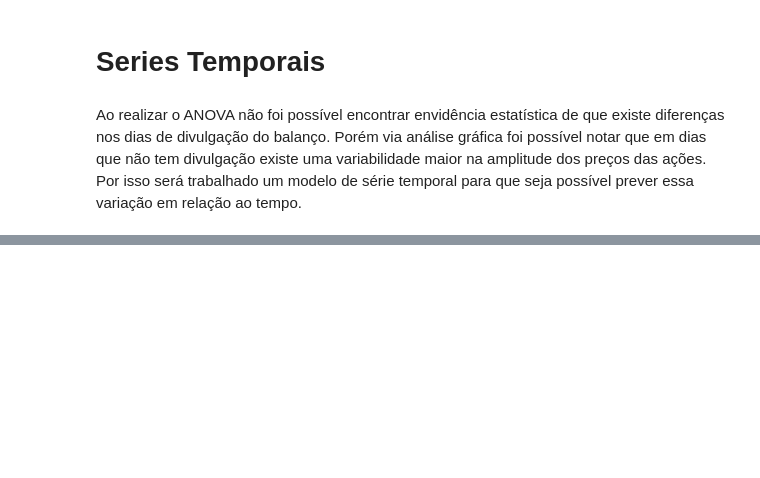
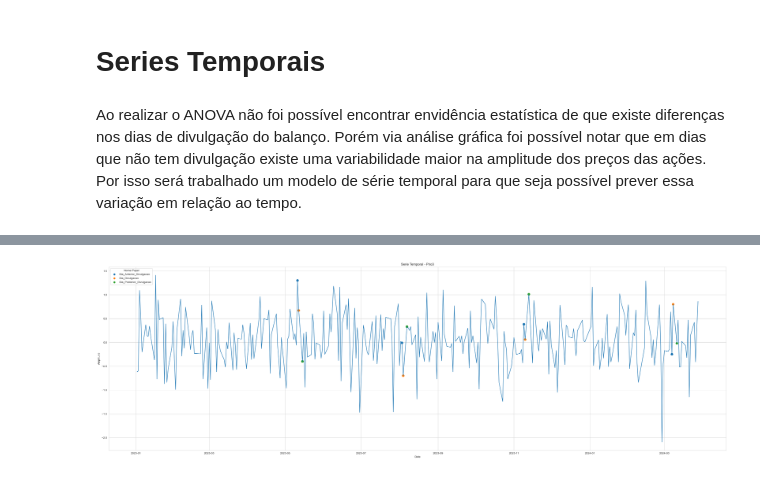
Before and after one commit to MatSchualtz/TCC, a Jupyter notebook: TCC.ipynb, the cells around one changed output, grey strips where cells are left out. Cells and saved outputs as stored; diff of their text form; code cells hidden in the pictures; blank space fills up the shorter version.

```diff
--- a/TCC.ipynb
+++ b/TCC.ipynb
@@ -255,0 +290,10 @@ Ao realizar o ANOVA não foi possível encontrar envidência estatística de que
+# %%
+sns.set_style("whitegrid")
+plt.figure(figsize=(40, 12))
+sns.lineplot(x=prio3.index, y='Amplitude', data=prio3, palette='tab10')
+sns.scatterplot(x=divulgacoes_prio3.index, y='Amplitude', hue='Divulgacao', data=divulgacoes_prio3, marker='o', s=100, color='red', legend=True)
+plt.title('Serie Temporal - Prio3')
+plt.legend(title='Nome Papel', loc='upper left')
+plt.show()
+# %% [output]
+[figure, added]
```
Also changed, not shown: parts of 11 cells of this notebook.
